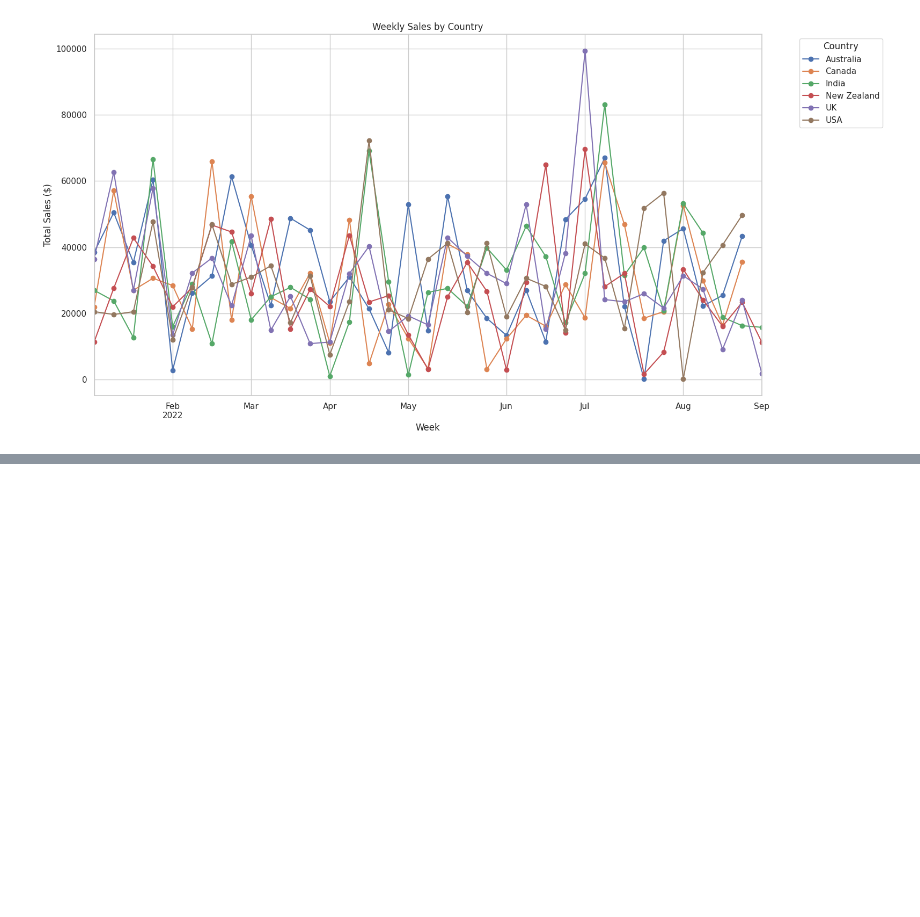
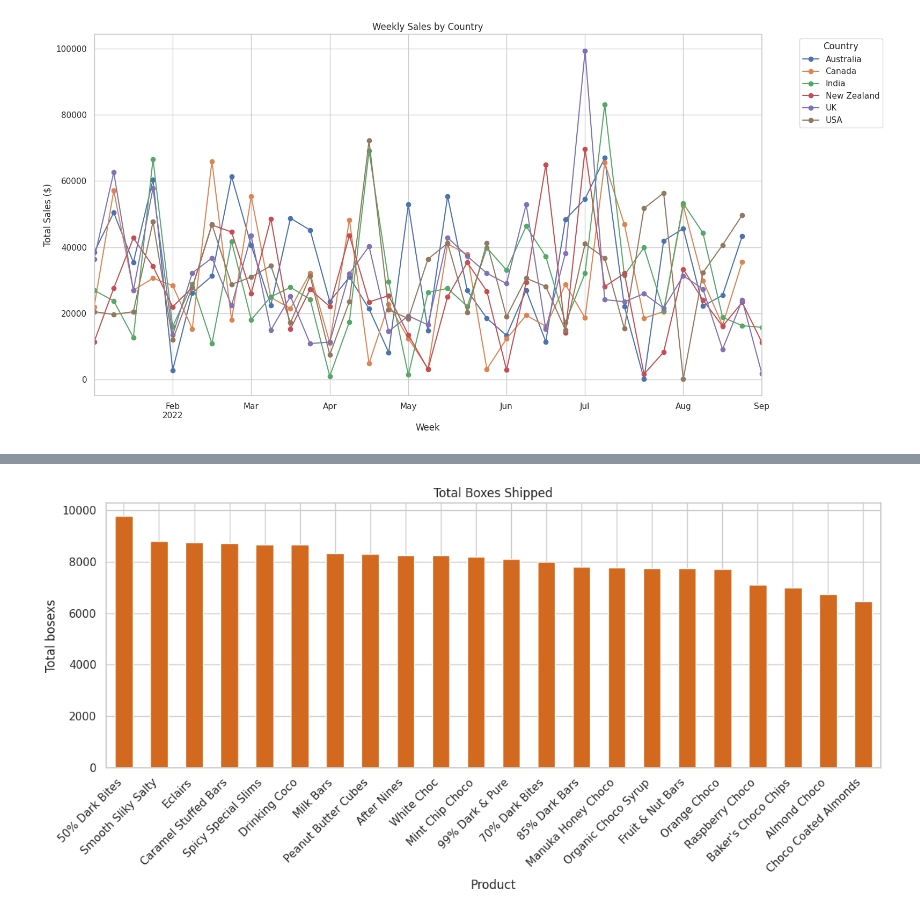
Before and after one commit to pipesco93/chocolate-sales-project, a Jupyter notebook: notebooks/01_data_exploration.ipynb, the cells around one changed output, grey strips where cells are left out. Cells and saved outputs as stored; diff of their text form; code cells hidden in the pictures; blank space fills up the shorter version.

```diff
--- a/notebooks/01_data_exploration.ipynb
+++ b/notebooks/01_data_exploration.ipynb
@@ -153,0 +169,12 @@ plt.show()
+# %%
+top_products = df.groupby("Product")["Boxes Shipped"].sum().sort_values(ascending=False)
+
+plt.figure(figsize=(12, 6))
+top_products.plot(kind="bar", color="chocolate")
+plt.title("Total Boxes Shipped")
+plt.ylabel("Total bosexs")
+plt.xticks(rotation=45, ha='right')
+plt.tight_layout()
+plt.show()
+# %% [output]
+[figure, added]
```
Also changed, not shown: parts of 20 cells of this notebook, 1 other file.
